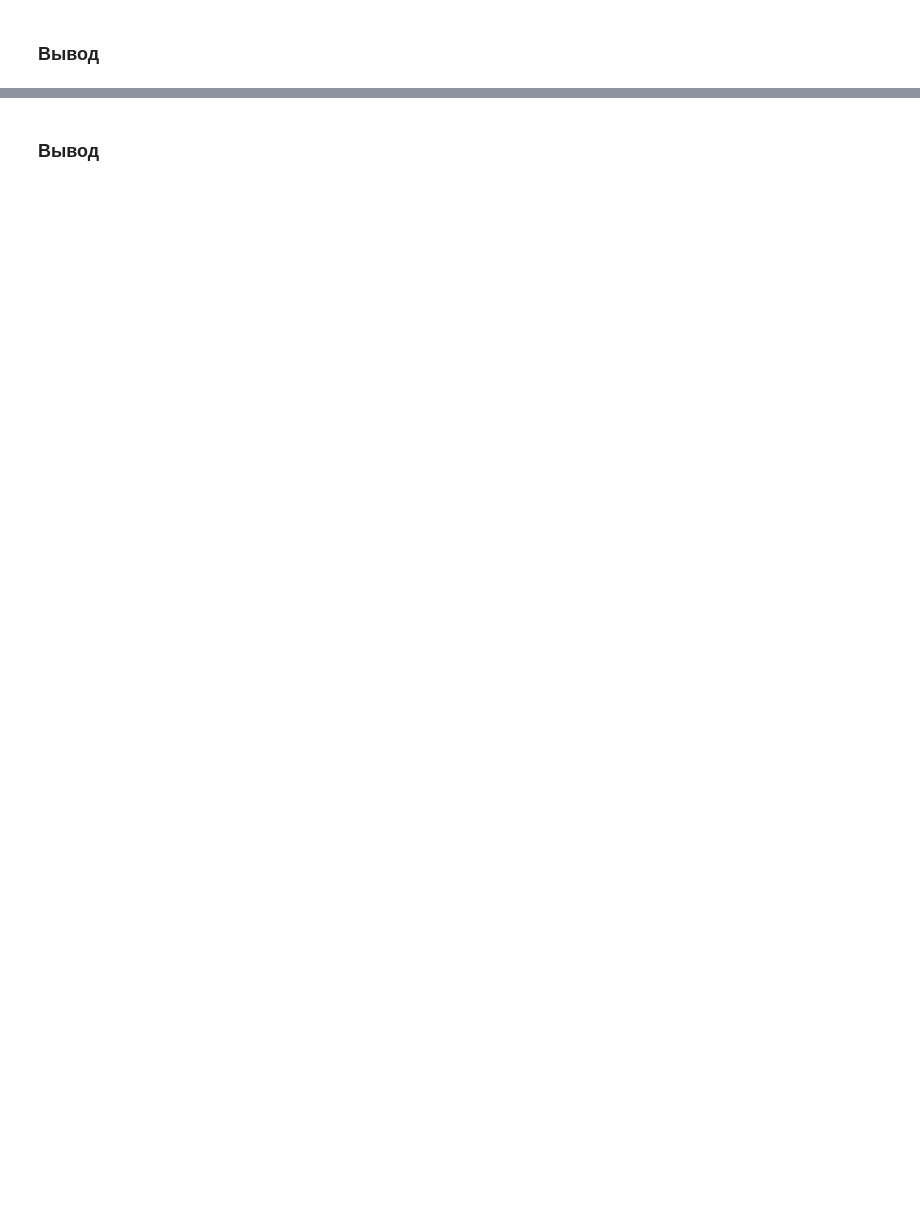
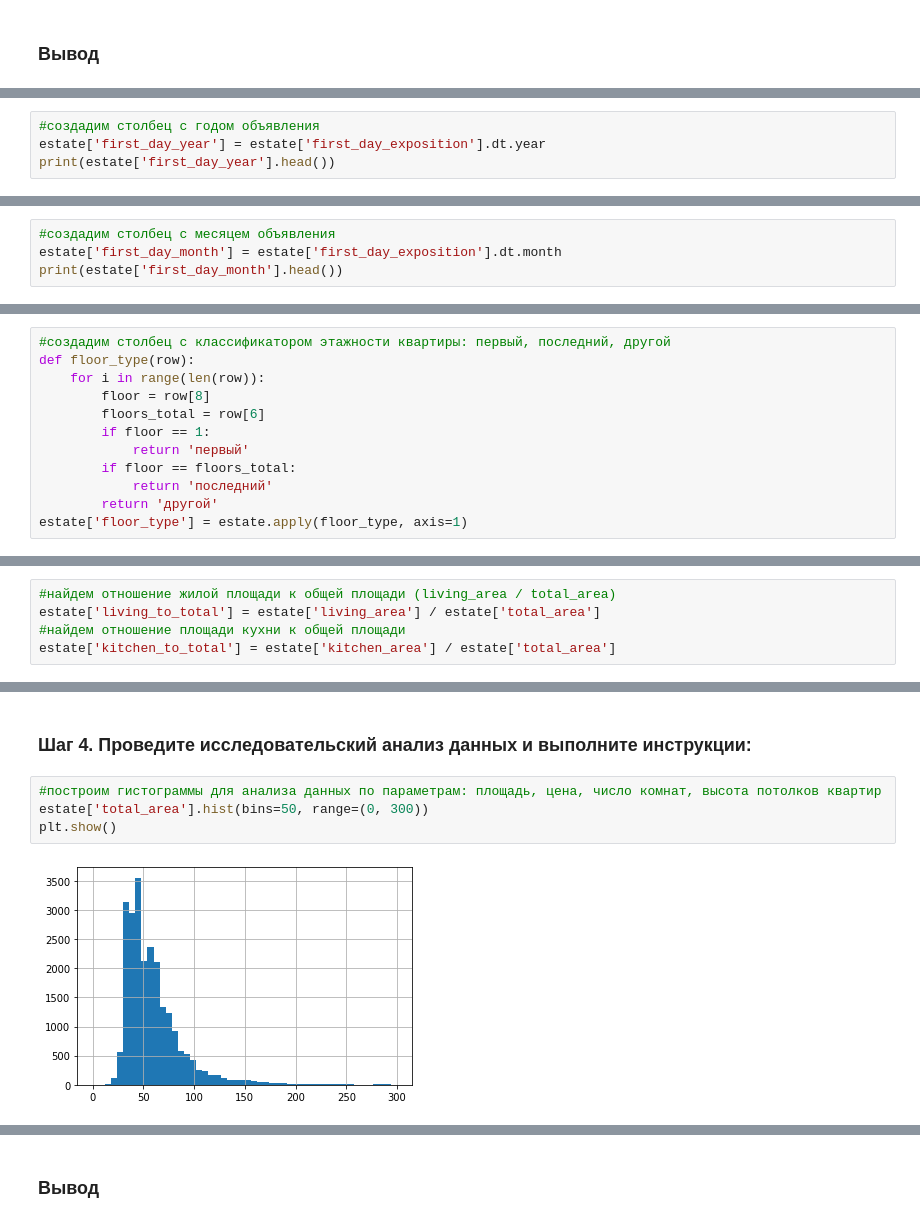
Before and after one commit to nyalekseevna/yandex_praktikum_projects, a Jupyter notebook: game_platform_EDA/game_platform_EDA.ipynb, the cells around one changed output, grey strips where cells are left out. Cells and saved outputs as stored; diff of their text form; blank space fills up the shorter version.

```diff
--- a/game_platform_EDA/game_platform_EDA.ipynb
+++ b/game_platform_EDA/game_platform_EDA.ipynb
@@ -478,0 +184,4 @@ plt.show()
+# %%
+#создадим столбец с годом объявления
+estate['first_day_year'] = estate['first_day_exposition'].dt.year
+print(estate['first_day_year'].head())
@@ -478,0 +195,4 @@ plt.show()
+# %%
+#создадим столбец с месяцем объявления
+estate['first_day_month'] = estate['first_day_exposition'].dt.month
+print(estate['first_day_month'].head())
@@ -478,0 +206,12 @@ plt.show()
+# %%
+#создадим столбец с классификатором этажности квартиры: первый, последний, другой
+def floor_type(row):
+    for i in range(len(row)):
+        floor = row[8]
+        floors_total = row[6]
+        if floor == 1:
+            return 'первый'
+        if floor == floors_total:
+            return 'последний'
+        return 'другой'
+estate['floor_type'] = estate.apply(floor_type, axis=1)
@@ -478,0 +238,5 @@ plt.show()
+# %%
+#найдем отношение жилой площади к общей площади (living_area / total_area)
+estate['living_to_total'] = estate['living_area'] / estate['total_area']
+#найдем отношение площади кухни к общей площади
+estate['kitchen_to_total'] = estate['kitchen_area'] / estate['total_area']
@@ -478,0 +254,8 @@ plt.show()
+# %% [markdown]
+### Шаг 4. Проведите исследовательский анализ данных и выполните инструкции:
+# %%
+#построим гистограммы для анализа данных по параметрам: площадь, цена, число комнат, высота потолков квартир
+estate['total_area'].hist(bins=50, range=(0, 300))
+plt.show()
+# %% [output]
+[figure, added]
```
Also changed, not shown: parts of 168 cells of this notebook, 1 other file.
